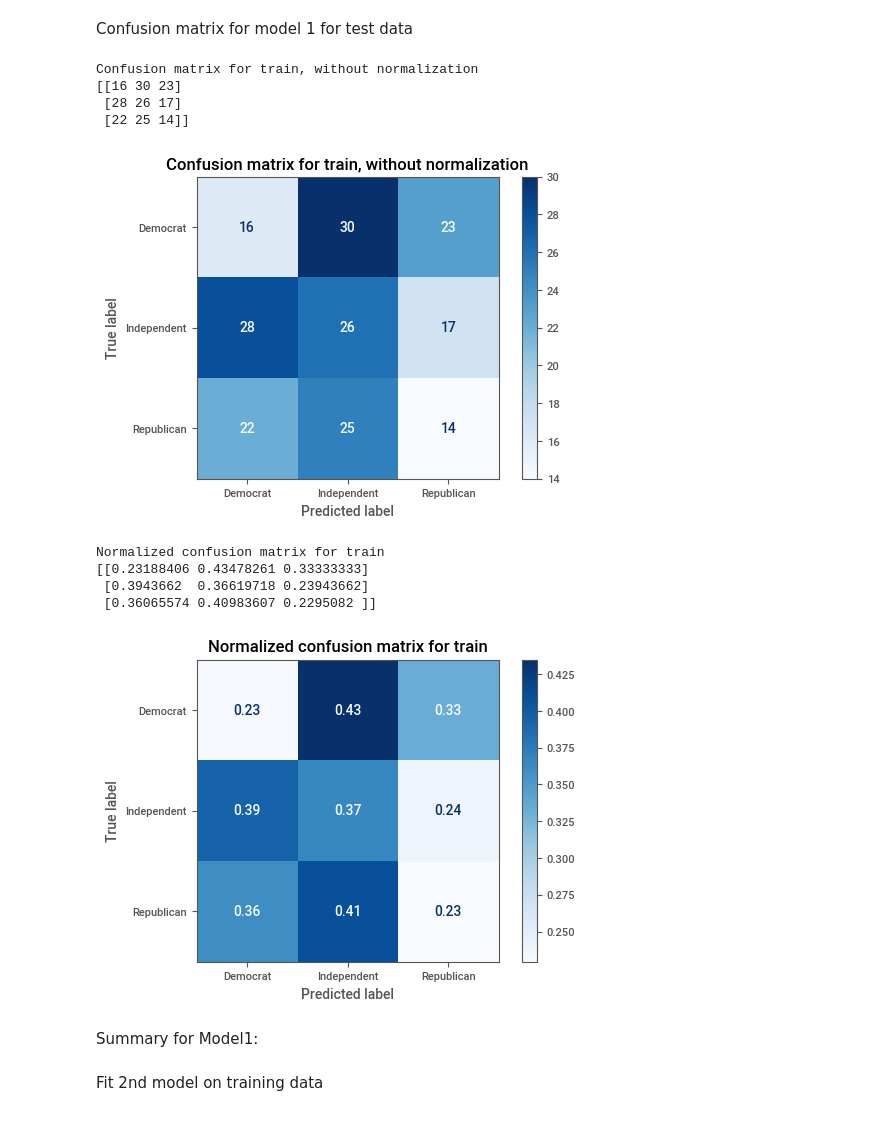
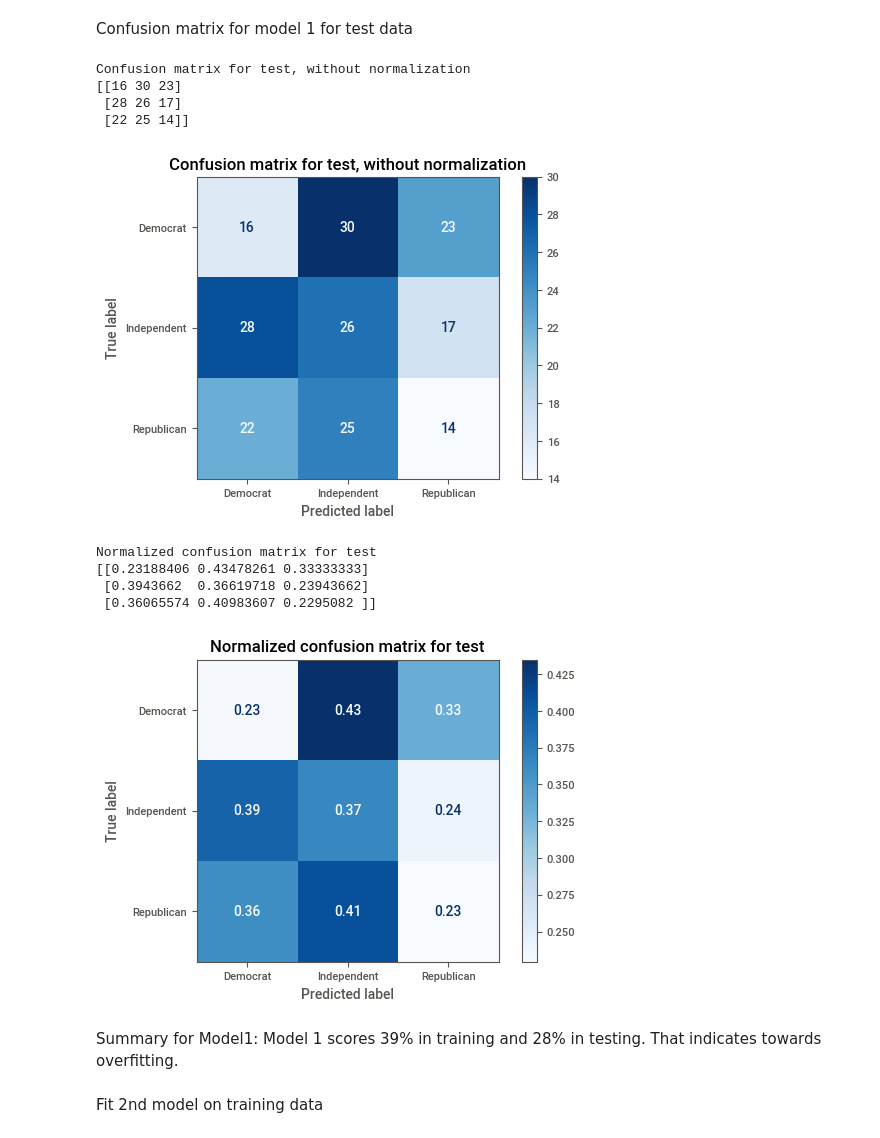
Before and after one commit to sugandharast/HW1_Rastogi, a Jupyter notebook: HW1-Rastogi.ipynb, the cells around one changed output. Cells and saved outputs as stored; diff of their text form; code cells hidden in the pictures.

```diff
--- a/HW1-Rastogi.ipynb
+++ b/HW1-Rastogi.ipynb
@@ -375,32 +375,32 @@ Normalized confusion matrix for train
 # %% [markdown]
 Confusion matrix for model 1 for test data
 # %%
-titles_options = [("Confusion matrix for train, without normalization", None),
-                ("Normalized confusion matrix for train", 'true')]
+titles_options = [("Confusion matrix for test, without normalization", None),
+                ("Normalized confusion matrix for test", 'true')]
 class_names = clf_model.classes_
 for title, normalize in titles_options:
     disp = plot_confusion_matrix(clf_model, X_test, y_test,
                                 display_labels=class_names,
                                 cmap=plt.cm.Blues,
                                 normalize=normalize)
     disp.ax_.set_title(title)
 
     print(title)
     print(disp.confusion_matrix)
     plt.show()
 # %% [output]
-Confusion matrix for train, without normalization
+Confusion matrix for test, without normalization
 [[16 30 23]
  [28 26 17]
  [22 25 14]]
-[figure, old version]
+[figure, new version]
-Normalized confusion matrix for train
+Normalized confusion matrix for test
 [[0.23188406 0.43478261 0.33333333]
  [0.3943662  0.36619718 0.23943662]
  [0.36065574 0.40983607 0.2295082 ]]
 [figure]
-# %% [markdown]
-Summary for Model1:
+# %% [markdown]
+Summary for Model1: Model 1 scores 39% in training and 28% in testing. That indicates towards overfitting.
 # %% [markdown]
 Fit 2nd model  on training data
 # %%
```
Also changed, not shown: parts of 6 cells of this notebook.
